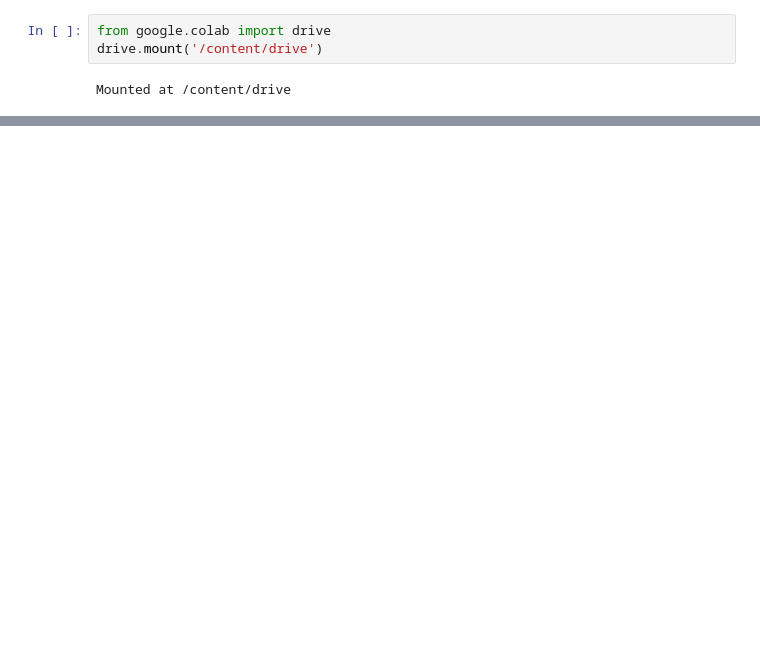
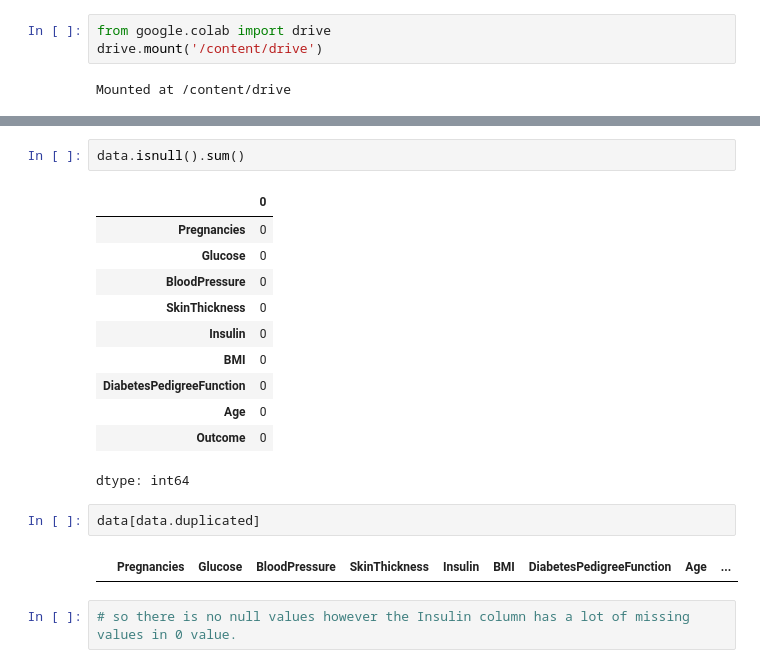
Before and after one commit to saumya-699/Data-Analytics-Process-and-Interpretation, a Jupyter notebook: Data_Analytics_Process_and_Interpretation.ipynb, the cells around one changed output, grey strips where cells are left out. Cells and saved outputs as stored; diff of their text form; blank space fills up the shorter version.

```diff
--- a/Data_Analytics_Process_and_Interpretation.ipynb
+++ b/Data_Analytics_Process_and_Interpretation.ipynb
@@ -29,0 +86,20 @@ print(df)
+# %%
+data.isnull().sum()
+# %% [output]
+|  | 0 |
+| Pregnancies | 0 |
+| Glucose | 0 |
+| BloodPressure | 0 |
+| SkinThickness | 0 |
+| Insulin | 0 |
+| BMI | 0 |
+| DiabetesPedigreeFunction | 0 |
+| Age | 0 |
+| Outcome | 0 |
+dtype: int64
+# %%
+data[data.duplicated]
+# %% [output]
+|  | Pregnancies | Glucose | BloodPressure | SkinThickness | Insulin | BMI | DiabetesPedigreeFunction | Age | ... |
+# %%
+# so there is no null values however the Insulin column has a lot of missing values in 0 value.
```
Also changed, not shown: parts of 10 cells of this notebook.
